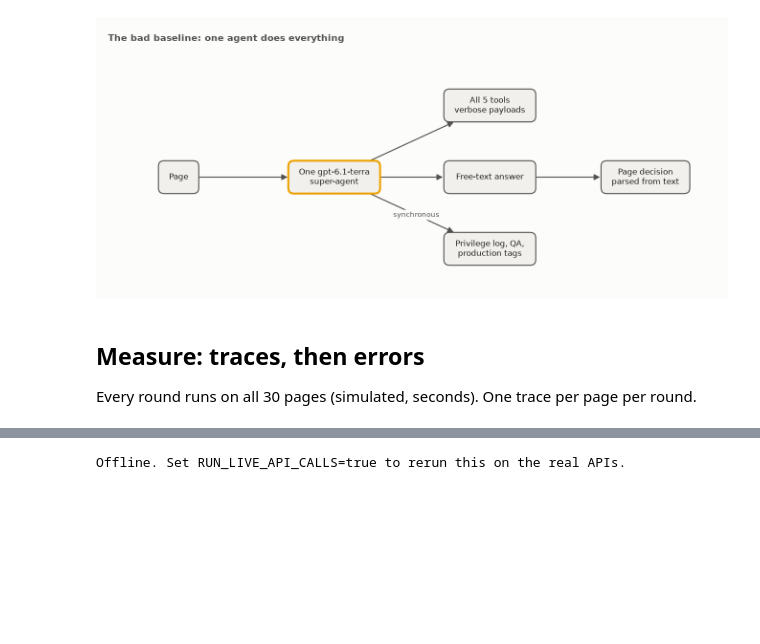
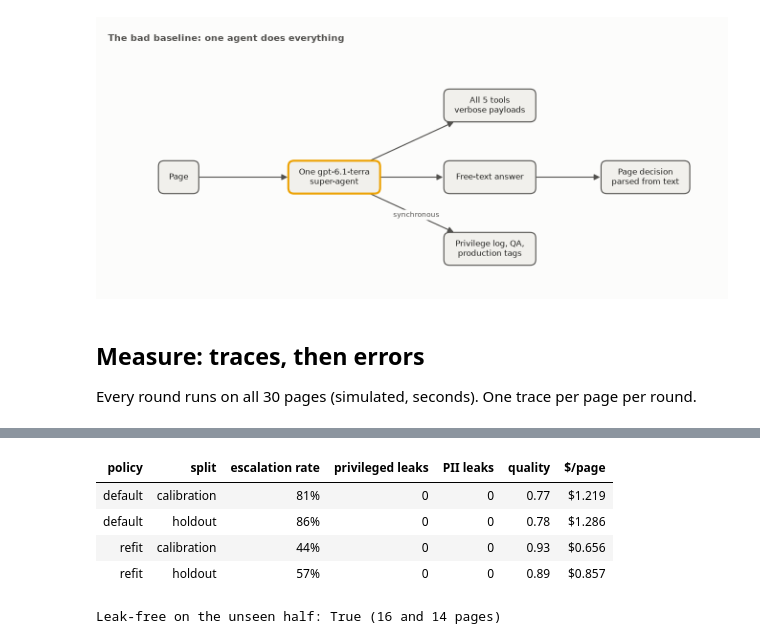
Before and after one commit to gduchidze-ship-it/datafest-agent-opt, a Jupyter notebook: notebooks/optimizing_document_review_agents_demo.ipynb, the cells around one changed output, grey strips where cells are left out. Saved outputs shown, nothing was run; the diff lists cells and outputs as text; code cells hidden in the pictures; blank space fills up the shorter version.

```diff
--- a/notebooks/optimizing_document_review_agents_demo.ipynb
+++ b/notebooks/optimizing_document_review_agents_demo.ipynb
@@ -550,25 +578,13 @@ Optional, on stage: rerun the engine comparison on the real APIs. It takes about
 # %%
-from itertools import zip_longest
+from doc_review_opt.experiment.metrics import classifications_by_page, holdout_check
 
-from doc_review_opt.experiment.live import LIVE_PAGE_LIMIT
-from doc_review_opt.experiment.tradeoffs import live_engine_comparison
-
-by_route = {}
-for page in EVAL_SET:
-    by_route.setdefault(page.labels.expected_route, []).append(page)
-live_pages = [p for group in zip_longest(*by_route.values()) for p in group if p]
-live_pages = live_pages[:LIVE_PAGE_LIMIT]
+report = holdout_check(classifications_by_page(engine_runs["decisions"]))
+display(holdout_table(report).style.hide(axis="index"))
+print(f"Leak-free on the unseen half: {report.holds} ({report.calibration_pages} and {report.holdout_pages} pages)")
+# %% [output]
+| policy | split | escalation rate | privileged leaks | PII leaks | quality | $/page |
+| default | calibration | 81% | 0 | 0 | 0.77 | $1.219 |
+| default | holdout | 86% | 0 | 0 | 0.78 | $1.286 |
+| refit | calibration | 44% | 0 | 0 | 0.93 | $0.656 |
+| refit | holdout | 57% | 0 | 0 | 0.89 | $0.857 |
+Leak-free on the unseen half: True (16 and 14 pages)
-# %%
-live_runs = {}
-if RUN_LIVE_API_CALLS:
-    live_runs = await live_engine_comparison(live_pages, client=client, budget=budget)
-if live_runs:
-    show_engines(engine_comparison_table(live_runs))
-    print("\n".join(f"{n}: {r.trace_url or 'LangSmith tracing is off'}" for n, r in live_runs.items()))
-    print(f"Spend: ${budget.total_usd:.4f} of ${budget.limit_usd:.2f}")
-elif RUN_LIVE_API_CALLS:
-    print(f"Stopped by the budget: ${budget.total_usd:.2f} of ${budget.limit_usd:.2f}")
-else:
-    print("Offline. Set RUN_LIVE_API_CALLS=true to rerun this on the real APIs.")
-# %% [output]
-Offline. Set RUN_LIVE_API_CALLS=true to rerun this on the real APIs.
```
Also changed, not shown: parts of 73 cells of this notebook, 11 other files.
